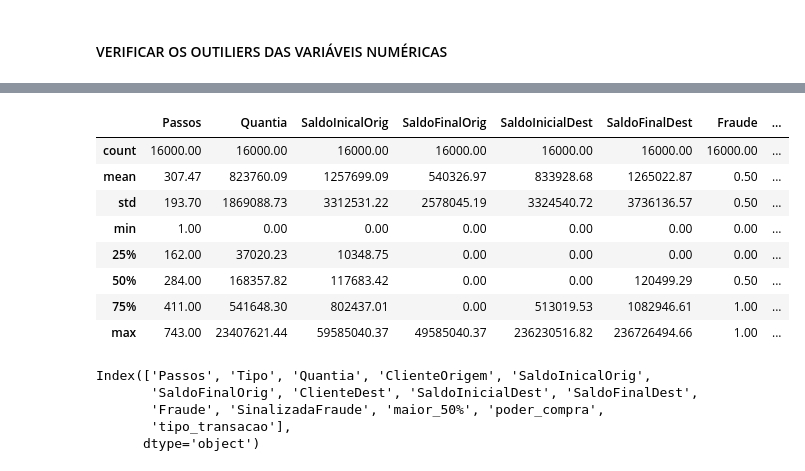
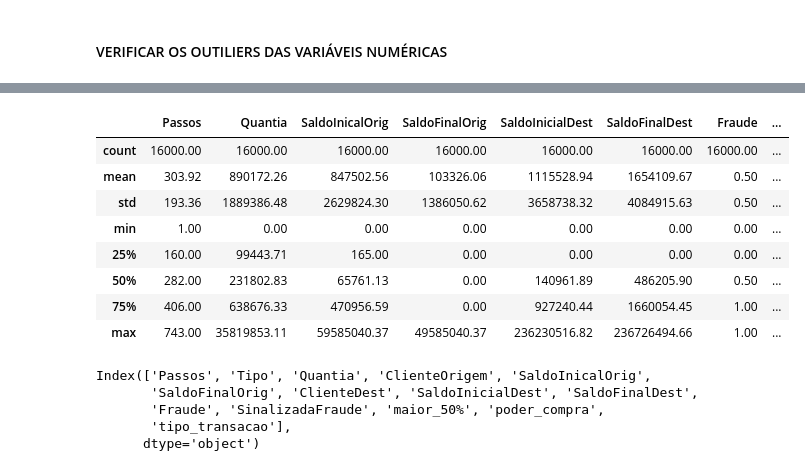
Before and after one commit to ValmirJrDS/deteccao_fraude, a Jupyter notebook: notebooks/c0.5-vj-preparacao-dos-dados.ipynb, the cells around one changed output, grey strips where cells are left out. Drawn from its saved outputs; the diff is of its cells as text; code cells hidden in the pictures.

```diff
--- a/notebooks/c0.5-vj-preparacao-dos-dados.ipynb
+++ b/notebooks/c0.5-vj-preparacao-dos-dados.ipynb
@@ -654,0 +695,4 @@ dtype: object
+# %%
+amostra_uniforme_raw2 = amostra_uniforme.copy()
+amostra_uniforme_raw2.to_csv(HOME_PATH+INTERIM_DATA_PATH+'base_fraude_raw4.csv')
+amostra_uniforme_raw2 = pd.read_csv(HOME_PATH+INTERIM_DATA_PATH+'base_fraude_raw4.csv')
@@ -663,13 +726,13 @@ ax = sns.boxplot(data = amostra_uniforme)
 # %%
-amostra_uniforme.describe()
+amostra_uniforme_raw2.describe()
 # %% [output]
 |  | Passos | Quantia | SaldoInicalOrig | SaldoFinalOrig | SaldoInicialDest | SaldoFinalDest | Fraude | ... |
 | count | 16000.00 | 16000.00 | 16000.00 | 16000.00 | 16000.00 | 16000.00 | 16000.00 | ... |
-| mean | 307.47 | 823760.09 | 1257699.09 | 540326.97 | 833928.68 | 1265022.87 | 0.50 | ... |
-| std | 193.70 | 1869088.73 | 3312531.22 | 2578045.19 | 3324540.72 | 3736136.57 | 0.50 | ... |
+| mean | 303.92 | 890172.26 | 847502.56 | 103326.06 | 1115528.94 | 1654109.67 | 0.50 | ... |
+| std | 193.36 | 1889386.48 | 2629824.30 | 1386050.62 | 3658738.32 | 4084915.63 | 0.50 | ... |
 | min | 1.00 | 0.00 | 0.00 | 0.00 | 0.00 | 0.00 | 0.00 | ... |
-| 25% | 162.00 | 37020.23 | 10348.75 | 0.00 | 0.00 | 0.00 | 0.00 | ... |
-| 50% | 284.00 | 168357.82 | 117683.42 | 0.00 | 0.00 | 120499.29 | 0.50 | ... |
-| 75% | 411.00 | 541648.30 | 802437.01 | 0.00 | 513019.53 | 1082946.61 | 1.00 | ... |
-| max | 743.00 | 23407621.44 | 59585040.37 | 49585040.37 | 236230516.82 | 236726494.66 | 1.00 | ... |
+| 25% | 160.00 | 99443.71 | 165.00 | 0.00 | 0.00 | 0.00 | 0.00 | ... |
+| 50% | 282.00 | 231802.83 | 65761.13 | 0.00 | 140961.89 | 486205.90 | 0.50 | ... |
+| 75% | 406.00 | 638676.33 | 470956.59 | 0.00 | 927240.44 | 1660054.45 | 1.00 | ... |
+| max | 743.00 | 35819853.11 | 59585040.37 | 49585040.37 | 236230516.82 | 236726494.66 | 1.00 | ... |
 # %%
```
Also changed, not shown: parts of 56 cells of this notebook, 1 other file.
